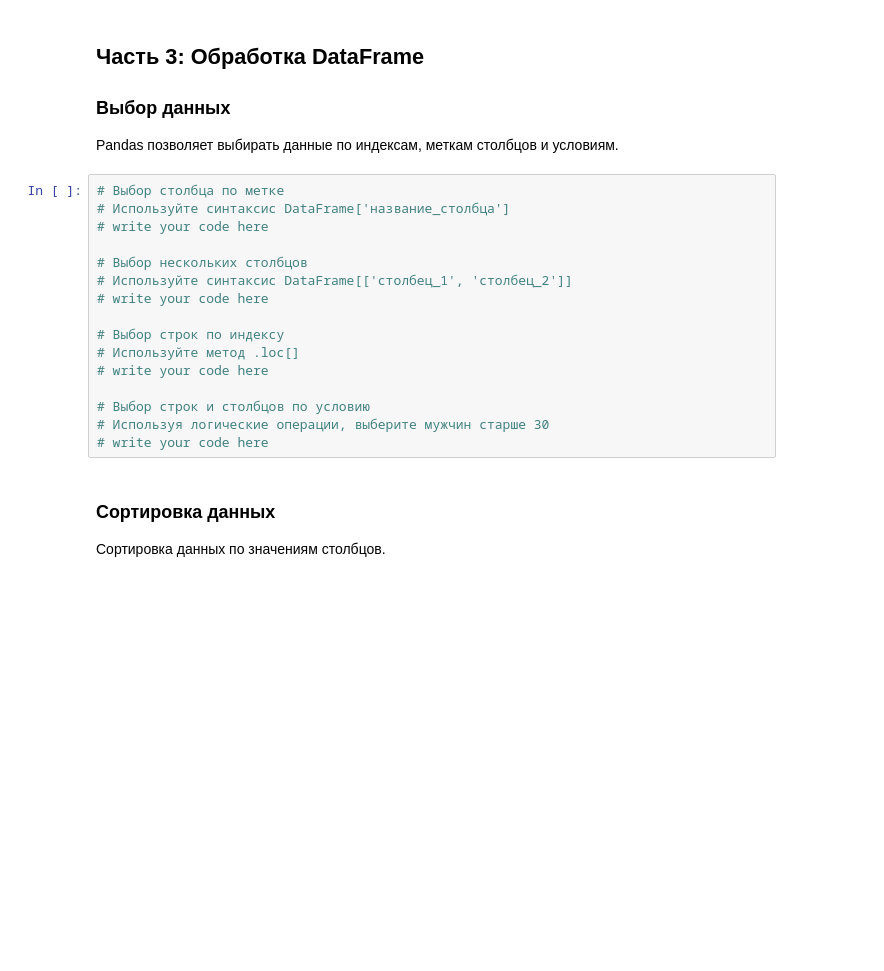
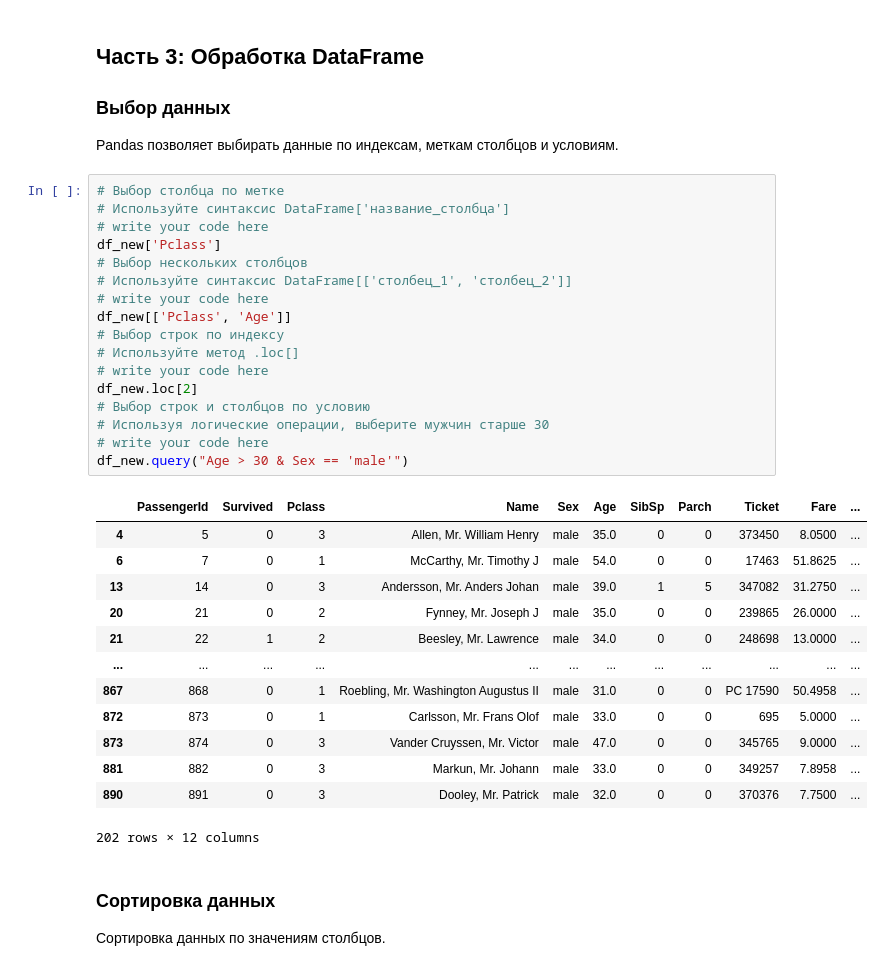
Before and after one commit to H8TE228/lab2, a Jupyter notebook: pandas.ipynb, the cells around one changed output. Cells and saved outputs as stored; diff of their text form; blank space fills up the shorter version.

```diff
--- a/pandas.ipynb
+++ b/pandas.ipynb
@@ -60,19 +122,34 @@ Pandas позволяет выбирать данные по индексам,
 # %%
 # Выбор столбца по метке
 # Используйте синтаксис DataFrame['название_столбца']
 # write your code here
-
+df_new['Pclass']
 # Выбор нескольких столбцов
 # Используйте синтаксис DataFrame[['столбец_1', 'столбец_2']]
 # write your code here
-
+df_new[['Pclass', 'Age']]
 # Выбор строк по индексу
 # Используйте метод .loc[]
 # write your code here
-
+df_new.loc[2]
 # Выбор строк и столбцов по условию
 # Используя логические операции, выберите мужчин старше 30
 # write your code here
+df_new.query("Age > 30 & Sex == 'male'")
+# %% [output]
+|  | PassengerId | Survived | Pclass | Name | Sex | Age | SibSp | Parch | Ticket | Fare | ... |
+| 4 | 5 | 0 | 3 | Allen, Mr. William Henry | male | 35.0 | 0 | 0 | 373450 | 8.0500 | ... |
+| 6 | 7 | 0 | 1 | McCarthy, Mr. Timothy J | male | 54.0 | 0 | 0 | 17463 | 51.8625 | ... |
+| 13 | 14 | 0 | 3 | Andersson, Mr. Anders Johan | male | 39.0 | 1 | 5 | 347082 | 31.2750 | ... |
+| 20 | 21 | 0 | 2 | Fynney, Mr. Joseph J | male | 35.0 | 0 | 0 | 239865 | 26.0000 | ... |
+| 21 | 22 | 1 | 2 | Beesley, Mr. Lawrence | male | 34.0 | 0 | 0 | 248698 | 13.0000 | ... |
+| ... | ... | ... | ... | ... | ... | ... | ... | ... | ... | ... | ... |
+| 867 | 868 | 0 | 1 | Roebling, Mr. Washington Augustus II | male | 31.0 | 0 | 0 | PC 17590 | 50.4958 | ... |
+| 872 | 873 | 0 | 1 | Carlsson, Mr. Frans Olof | male | 33.0 | 0 | 0 | 695 | 5.0000 | ... |
+| 873 | 874 | 0 | 3 | Vander Cruyssen, Mr. Victor | male | 47.0 | 0 | 0 | 345765 | 9.0000 | ... |
+| 881 | 882 | 0 | 3 | Markun, Mr. Johann | male | 33.0 | 0 | 0 | 349257 | 7.8958 | ... |
+| 890 | 891 | 0 | 3 | Dooley, Mr. Patrick | male | 32.0 | 0 | 0 | 370376 | 7.7500 | ... |
+202 rows × 12 columns
 # %% [markdown]
 ### Сортировка данных
 Сортировка данных по значениям столбцов.
```
Also changed, not shown: parts of 10 cells of this notebook.
